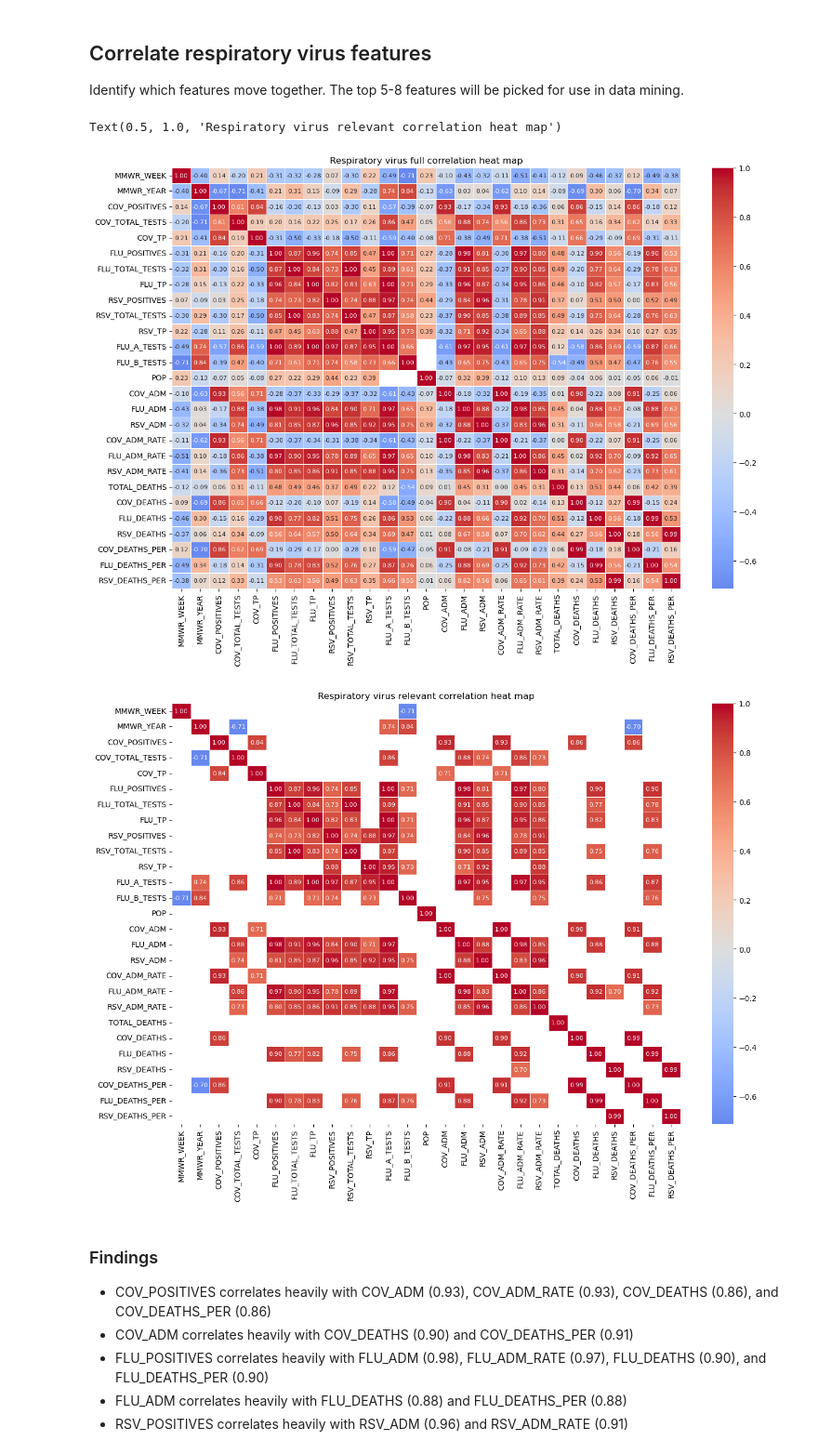
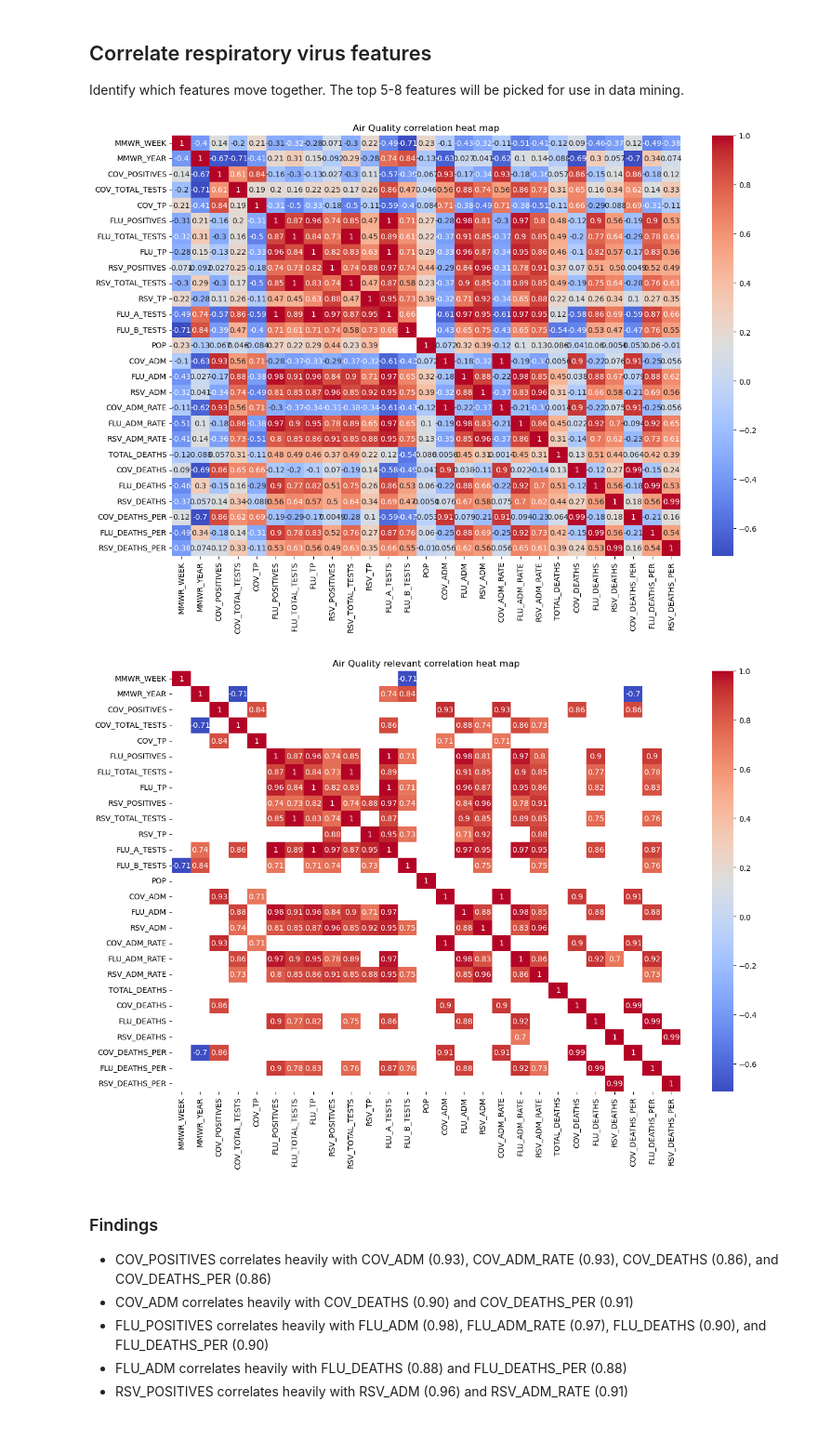
Before and after one commit to ianbunag/cmpe-255-data-mining-project, a Jupyter notebook: 03-08-eda-respiratory-virus-dashboard.ipynb, the cells around one changed output. Shown at 93% size. Saved outputs shown, nothing was run; the diff lists cells and outputs as text; code cells hidden in the pictures.

```diff
--- a/03-08-eda-respiratory-virus-dashboard.ipynb
+++ b/03-08-eda-respiratory-virus-dashboard.ipynb
@@ -188,28 +181,10 @@ plt.subplots_adjust(hspace=0.5)
 
 Identify which features move together. The top 5-8 features will be picked for use in data mining.
 # %%
-rv_corr = rv.corr(numeric_only=True)
-rv_corr_options = {
-    'data': rv_corr,
-    'annot': True,
-    'fmt': '.2f',
-    'cmap': 'coolwarm',
-    'annot_kws': {'size': 8 },
-    'linewidths': 0.5,
-    'center': 0
-}
-
-plt.figure(figsize=(15, 10))
-sns.heatmap(**rv_corr_options)
-plt.title('Respiratory virus full correlation heat map')
-
-plt.figure(figsize=(15, 10))
-sns.heatmap(**rv_corr_options, mask = np.abs(rv_corr) < 0.7)
-plt.title('Respiratory virus relevant correlation heat map')
+correlate_features(rv)
 # %% [output]
-Text(0.5, 1.0, 'Respiratory virus relevant correlation heat map')
-[figure, old version]
+[figure, new version]
-[figure, old version]
+[figure, new version]
 # %% [markdown]
 ### Findings
 
```
Also changed, not shown: parts of 3 cells of this notebook, 3 other files.
